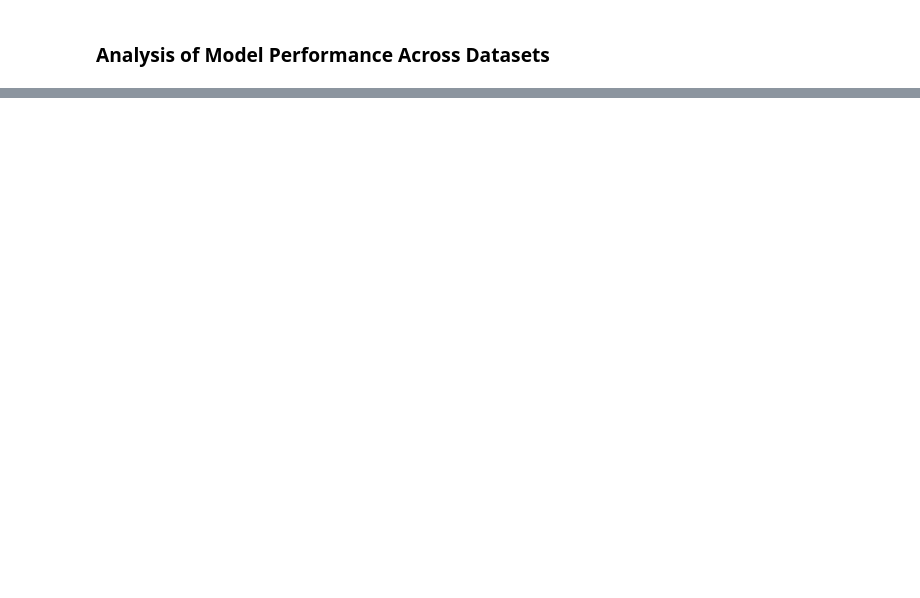
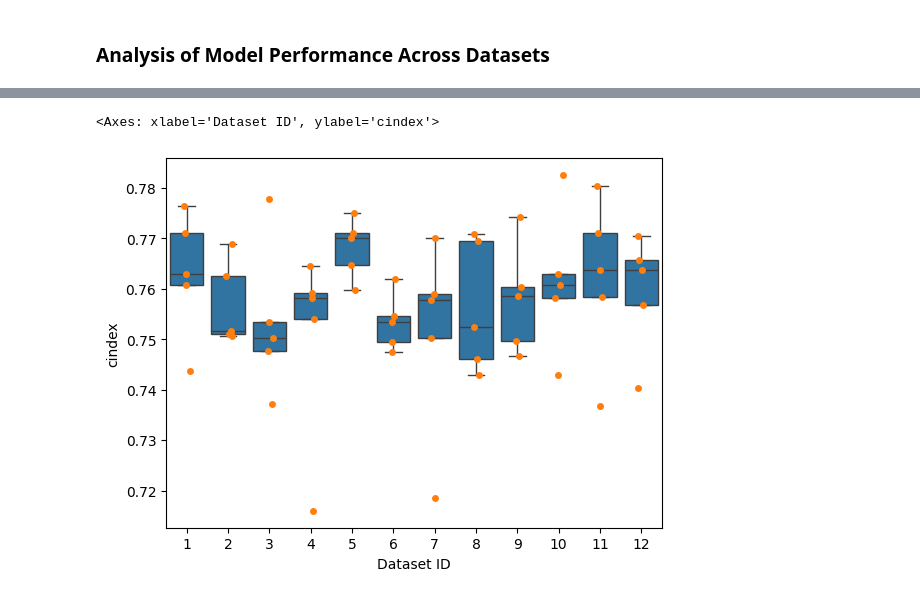
Before and after one commit to JackWJW/LGG_Prognosis_Prediction, a Jupyter notebook: Analysis_Model_Performance.ipynb, the cells around one changed output, grey strips where cells are left out. Drawn from its saved outputs; the diff is of its cells as text; code cells hidden in the pictures; blank space fills up the shorter version.

```diff
--- a/Analysis_Model_Performance.ipynb
+++ b/Analysis_Model_Performance.ipynb
@@ -92,0 +129,6 @@ plt.tick_params(axis='both',labelsize=14)
+# %%
+sns.boxplot(ensemble_df,x="Dataset ID",y="cindex",fliersize=0)
+sns.stripplot(ensemble_df,x="Dataset ID",y="cindex")
+# %% [output]
+<Axes: xlabel='Dataset ID', ylabel='cindex'>
+[figure, added]
```
Also changed, not shown: parts of 10 cells of this notebook.
